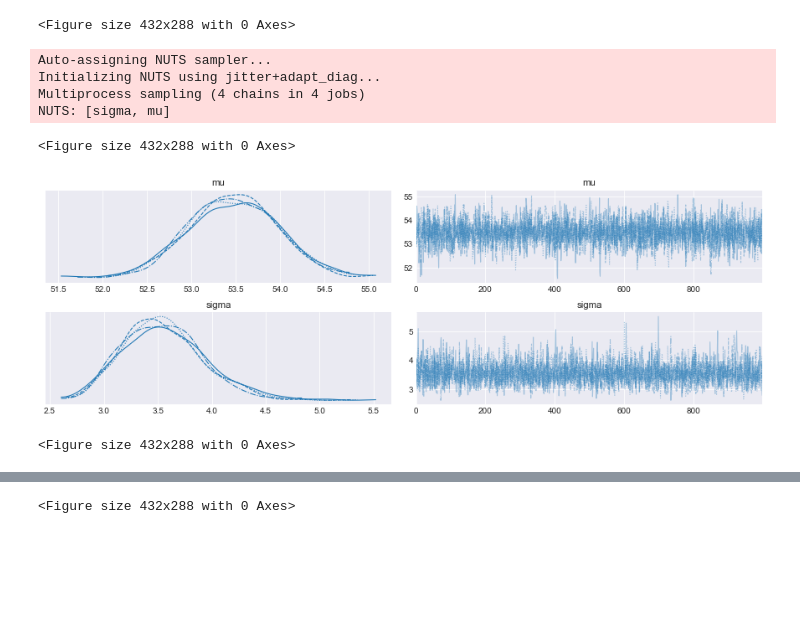
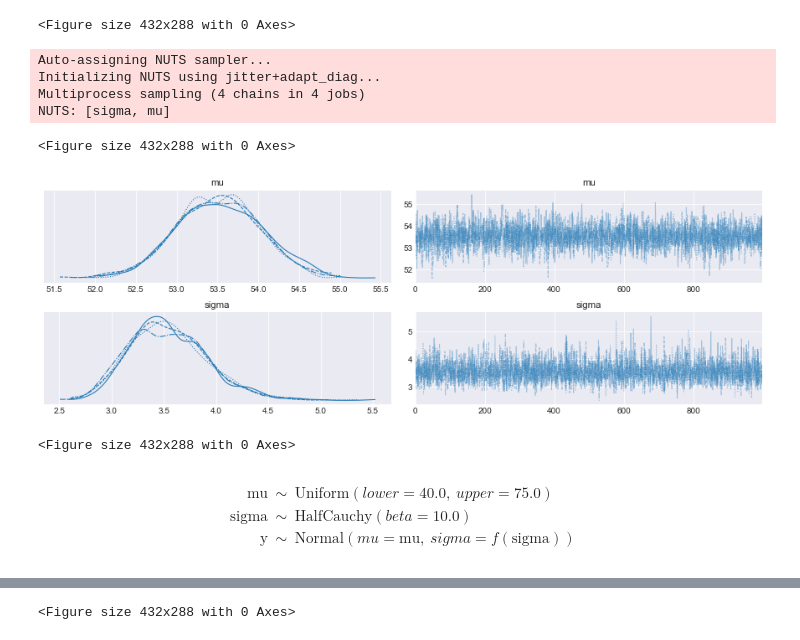
Before and after one commit to kojik-umich/BAP, a Jupyter notebook: my_Chapter3.ipynb, the cells around one changed output, grey strips where cells are left out. Cells and saved outputs as stored; diff of their text form; code cells hidden in the pictures; blank space fills up the shorter version.

```diff
--- a/my_Chapter3.ipynb
+++ b/my_Chapter3.ipynb
@@ -42,20 +42,28 @@ plt.figure()
 # %%
 with pm.Model() as model_g:
   mu = pm.Uniform('mu', 40, 75)
-  sigma = pm.HalfNormal('sigma', sd=10)
+  sigma = pm.HalfCauchy('sigma', 10)
   y = pm.Normal('y', mu=mu, sd=sigma, observed=data)
   trace_g = pm.sample(1100) #, njobs=1)
 
 chain_g = trace_g[100:]
 pm.traceplot(chain_g)
 plt.savefig('img304.png', dpi=300, figsize=(5.5, 5.5))
 
 plt.figure()
 # %% [output]
 Auto-assigning NUTS sampler...
 Initializing NUTS using jitter+adapt_diag...
 Multiprocess sampling (4 chains in 4 jobs)
 NUTS: [sigma, mu]
 <Figure size 432x288 with 0 Axes>
-[figure, old version]
+[figure, new version]
 <Figure size 432x288 with 0 Axes>
+# %%
+model_g
+# %% [output]
+$$
+            \begin{array}{rcl}
+            \text{mu} &\sim & \text{Uniform}(\mathit{lower}=40.0,~\mathit{upper}=75.0)\\\text{sigma} &\sim & \text{HalfCauchy}(\mathit{beta}=10.0)\\\text{y} &\sim & \text{Normal}(\mathit{mu}=\text{mu},~\mathit{sigma}=f(\text{sigma}))
+            \end{array}
+            $$
```
Also changed, not shown: parts of 19 cells of this notebook, 12 other files.
